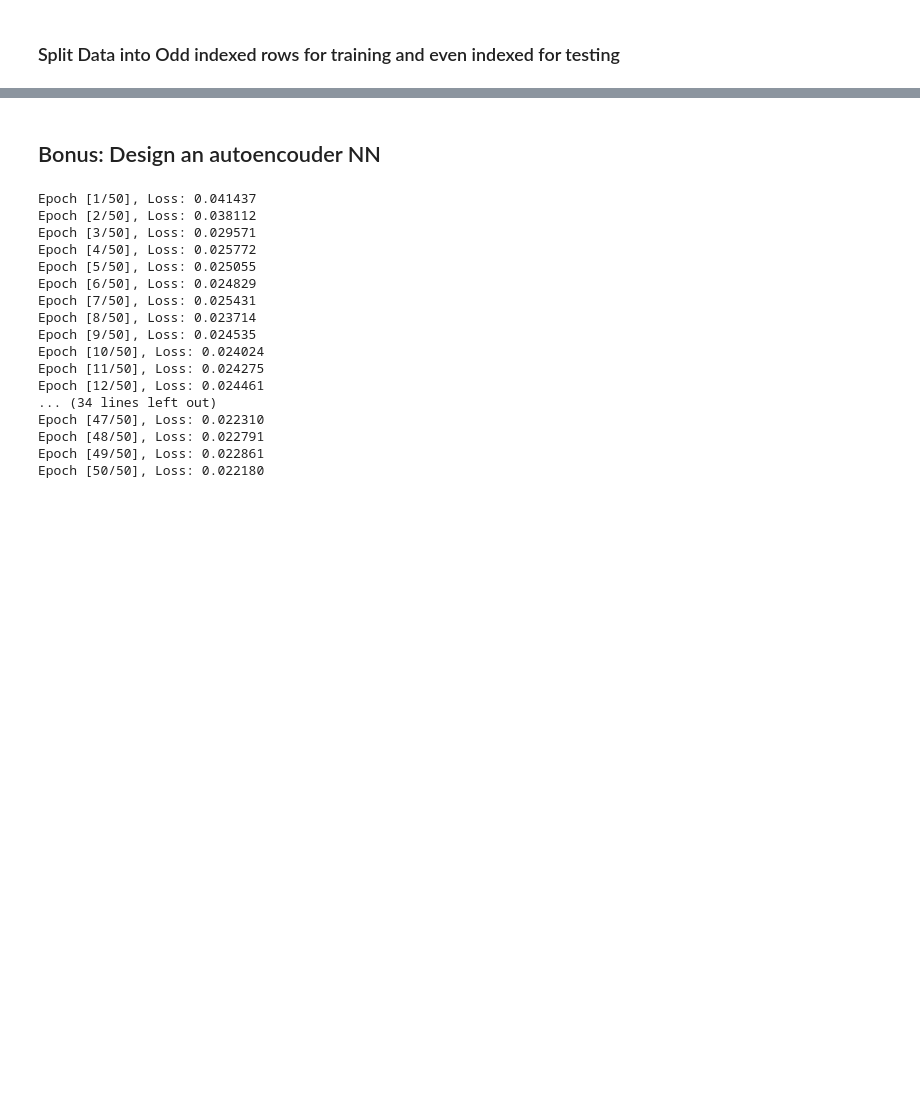
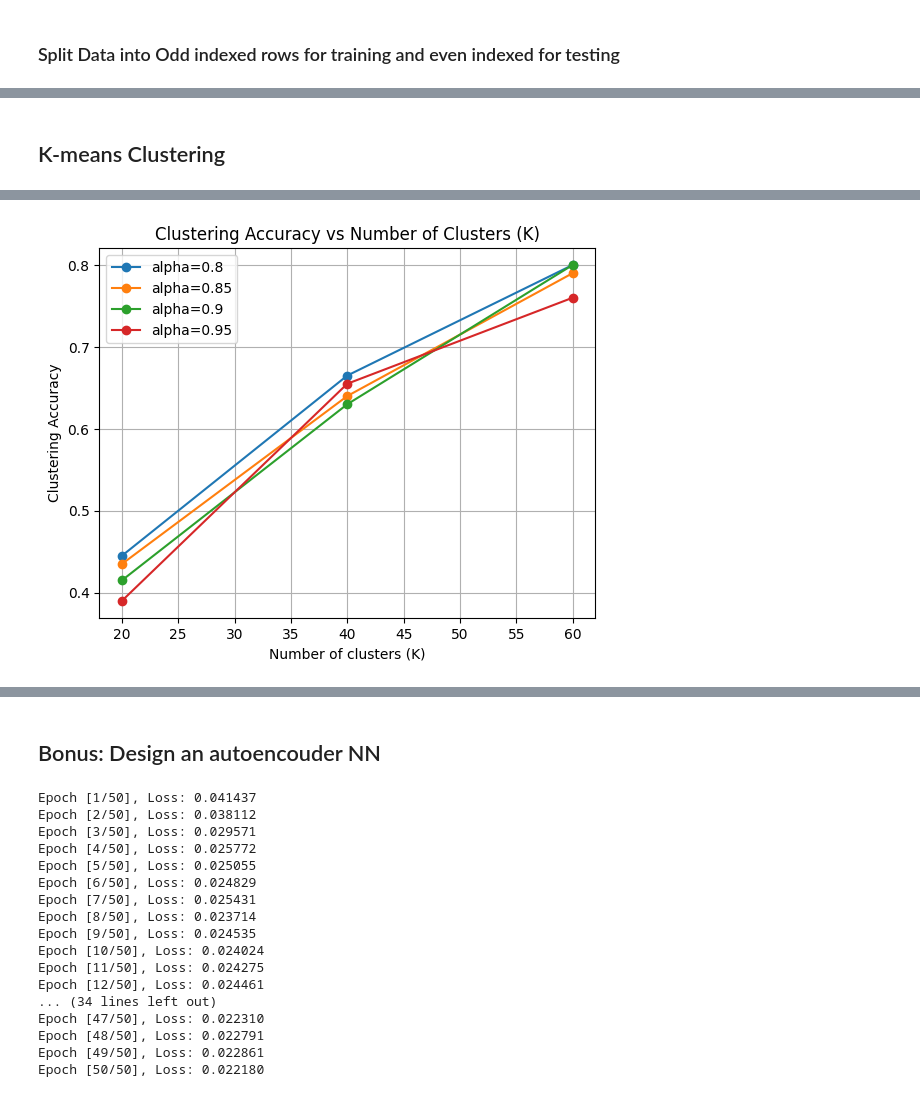
Before and after one commit to Into-To-AI/Face-Recognition, a Jupyter notebook: train.ipynb, the cells around one changed output, grey strips where cells are left out. Drawn from its saved outputs; the diff is of its cells as text; code cells hidden in the pictures; blank space fills up the shorter version.

Commit message:
Implement K means and train on train set and Evaluation on Test set

```diff
--- a/train.ipynb
+++ b/train.ipynb
@@ -172,3 +171,5 @@ Alpha: 0.95
 Number of principal components retained: 190
 Reduced feature shape: (400, 190)
 [figure]
+# %% [markdown]
+## K-means Clustering
@@ -174,0 +268,76 @@ Reduced feature shape: (400, 190)
+# %%
+def plot_kmeans_results(results, K_values):
+    """
+    Plot clustering accuracy for different alpha and K values.
+
+    Parameters:
+        results: Results dictionary
+        K_values: List of K values
+    """
+    for alpha, acc_dict in results.items():
+        accuracies = [acc_dict[K] for K in K_values]
+        plt.plot(K_values, accuracies, marker='o', label=f"alpha={alpha}")
+
+    plt.xlabel('Number of clusters (K)')
+    plt.ylabel('Clustering Accuracy')
+    plt.title('Clustering Accuracy vs Number of Clusters (K)')
+    plt.legend()
+    plt.grid(True)
+    plt.show()
+# %%
+
+# --- MAIN PROCESSING AFTER YOUR FEATURE EXTRACTION ---
+def Kmeans_Clustering(alphas, Ks):
+    pca = PCA()
+    pca.load_eigen()
+    results = {}
+
+    best_acc = -1
+    best_model = {
+        'alpha': None,
+        'K': None,
+        'centroids': None,
+        'mapping': None,
+        'labels': None
+    }
+    print("\n--- K-Means Clustering Results ---\n")
+
+    for alpha in alphas:
+        results[alpha] = {}
+        pca.set_alpha(alpha)
+        reduced_features = pca.transform(X_train)
+
+        print(f"\nAlpha (α) = {alpha:.2f}")
+        print("-" * 35)
+        print(f"{'K':<10}{'Clustering Accuracy':>20}")
+        print("-" * 35)
+
+        for K in Ks:
+            cluster_labels, centroids = kmeans(reduced_features, K)
+            mapped_labels, mapping = majority_vote_label_mapping(y_train, cluster_labels, K)
+            acc = np.mean(mapped_labels == y_train)
+            results[alpha][K] = acc
+
+            print(f"{K:<10}{acc:>20.4f}")
+
+            # Update best model if this one is better
+            if acc > best_acc:
+                best_acc = acc
+                best_model['alpha'] = alpha
+                best_model['K'] = K
+                best_model['centroids'] = centroids
+                best_model['mapping'] = mapping
+                best_model['labels'] = mapped_labels
+
+    print("\n Clustering completed for all alpha and K values.")
+    print(f"\n Best model: α = {best_model['alpha']}, K = {best_model['K']}, Accuracy = {best_acc:.4f}")
+
+    plot_kmeans_results(results, Ks)
+    return best_model
+
+
+
+alphas = [0.8, 0.85, 0.9, 0.95]
+Ks = [20,40,60]
+best_model = Kmeans_Clustering(alphas, Ks)
+# %% [output]
@@ -174,0 +361 @@ Reduced feature shape: (400, 190)
+[figure, added]
```
Also changed, not shown: parts of 9 cells of this notebook.
